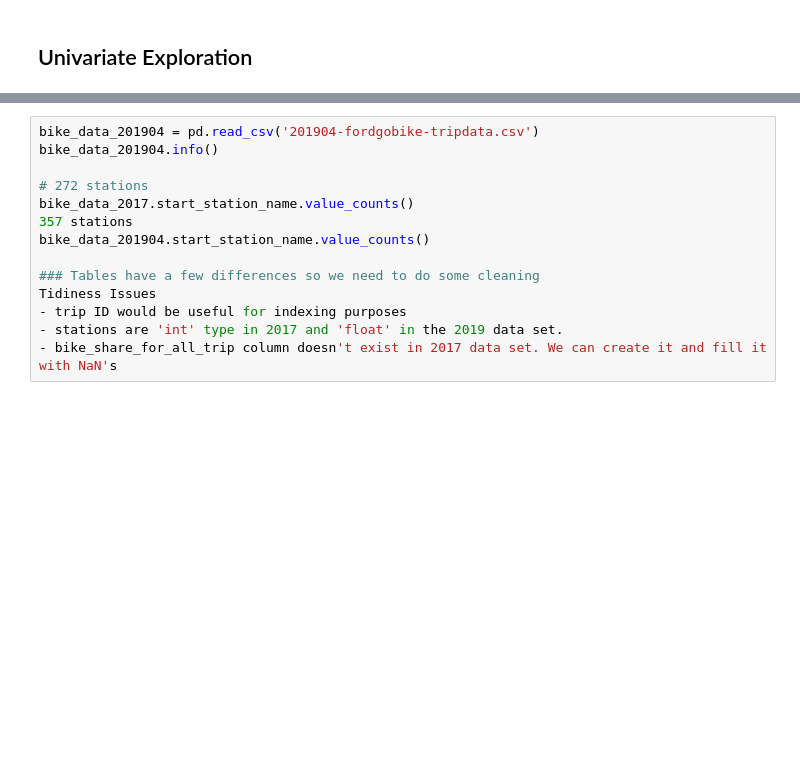
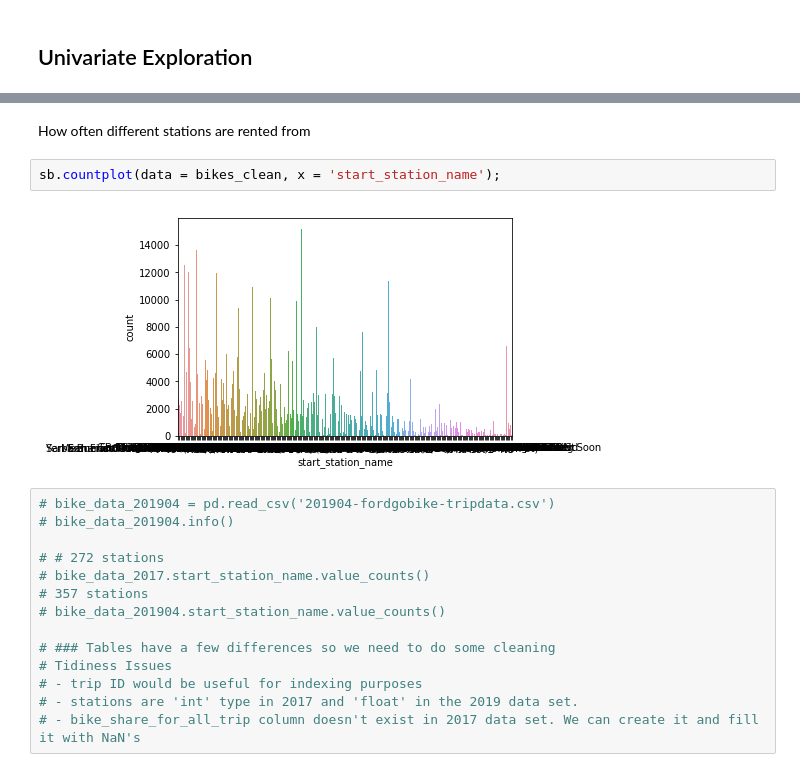
Before and after one commit to juliouribe/Visualizing_Bike_Data, a Jupyter notebook: Exploratory_Analysis.ipynb, the cells around one changed output, grey strips where cells are left out. Cells and saved outputs as stored; diff of their text form; blank space fills up the shorter version.

Commit message:
feat: started creating univarite plots for trip duration and most frequent locations

```diff
--- a/Exploratory_Analysis.ipynb
+++ b/Exploratory_Analysis.ipynb
@@ -102,14 +131,20 @@ bikes_clean.head()
+# %% [markdown]
+How often different stations are rented from
+# %%
+sb.countplot(data = bikes_clean, x = 'start_station_name');
+# %% [output]
+[figure, added]
 # %%
-bike_data_201904 = pd.read_csv('201904-fordgobike-tripdata.csv')
-bike_data_201904.info()
+# bike_data_201904 = pd.read_csv('201904-fordgobike-tripdata.csv')
+# bike_data_201904.info()
 
-# 272 stations
-bike_data_2017.start_station_name.value_counts()
-357 stations
-bike_data_201904.start_station_name.value_counts()
+# # 272 stations
+# bike_data_2017.start_station_name.value_counts()
+# 357 stations
+# bike_data_201904.start_station_name.value_counts()
 
-### Tables have a few differences so we need to do some cleaning
-Tidiness Issues
-- trip ID would be useful for indexing purposes
-- stations are 'int' type in 2017 and 'float' in the 2019 data set.
-- bike_share_for_all_trip column doesn't exist in 2017 data set. We can create it and fill it with NaN's
+# ### Tables have a few differences so we need to do some cleaning
+# Tidiness Issues
+# - trip ID would be useful for indexing purposes
+# - stations are 'int' type in 2017 and 'float' in the 2019 data set.
+# - bike_share_for_all_trip column doesn't exist in 2017 data set. We can create it and fill it with NaN's
```
Also changed, not shown: parts of 3 cells of this notebook.
